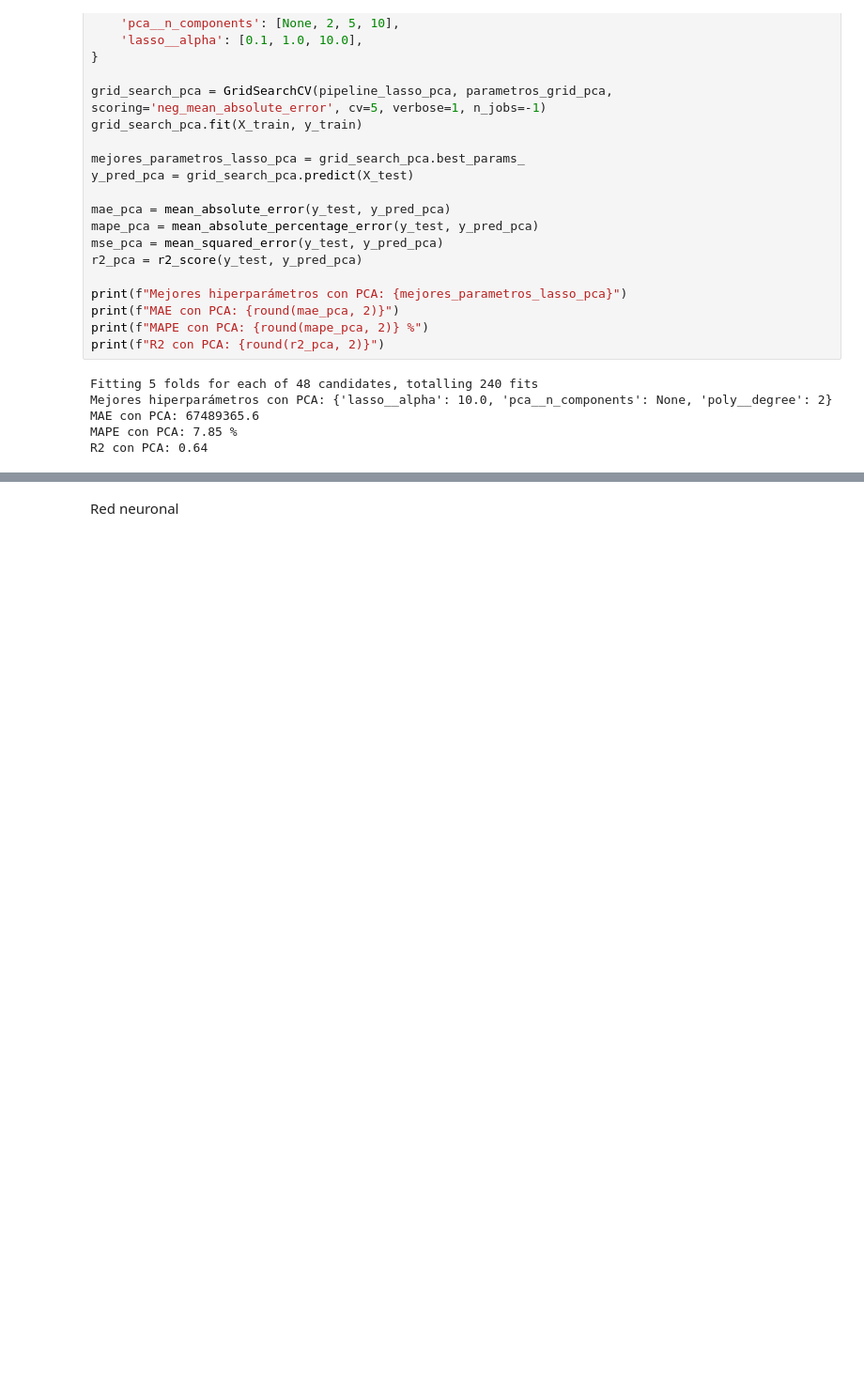
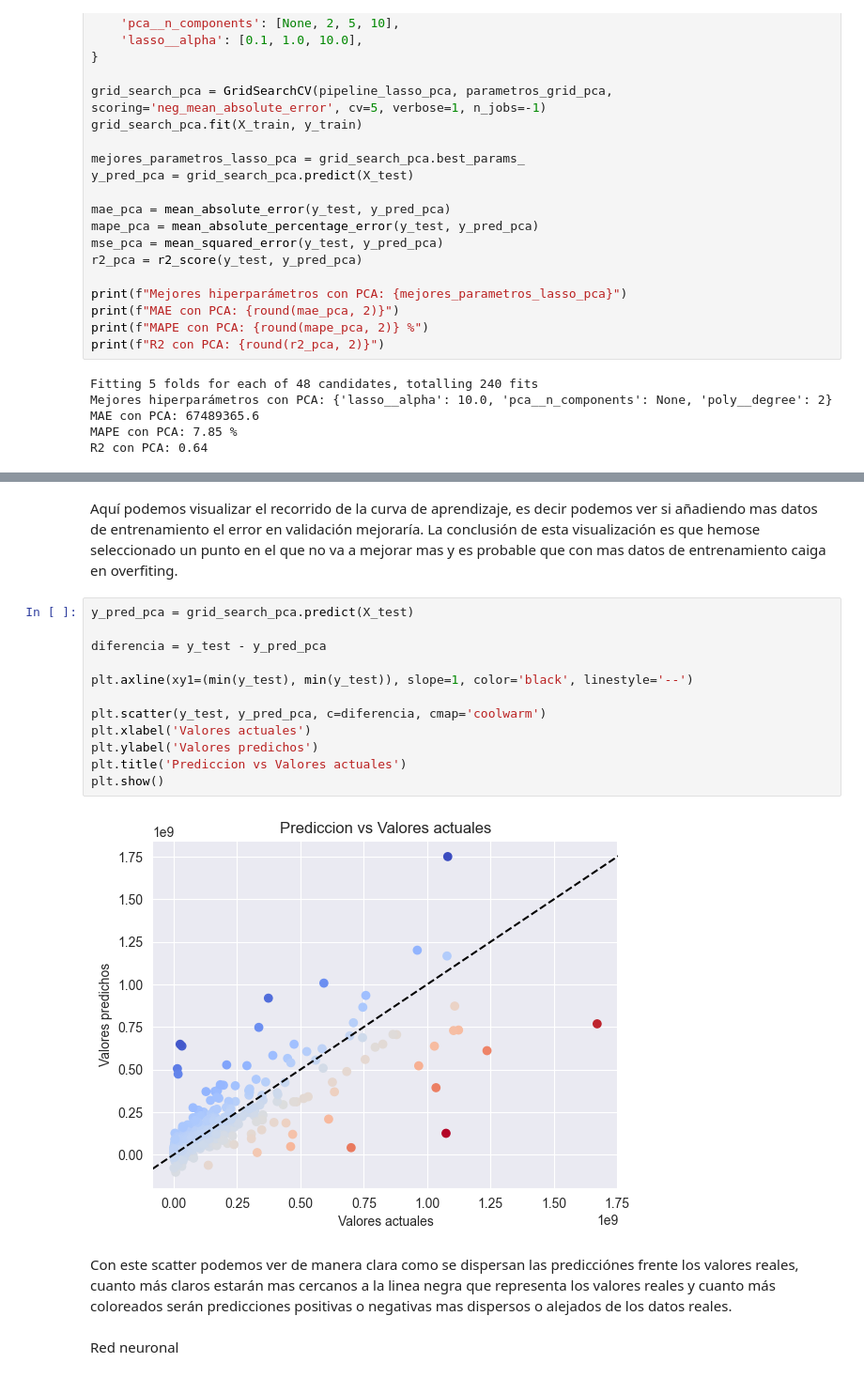
Before and after one commit to Alexcamposochoa/ML_Prediccion_facutracion_cine, a Jupyter notebook: docs/Memoria.ipynb, the cells around one changed output, grey strips where cells are left out. Shown at 94% size. Cells and saved outputs as stored; diff of their text form; blank space fills up the shorter version.

```diff
--- a/docs/Memoria.ipynb
+++ b/docs/Memoria.ipynb
@@ -6427,3 +6458,21 @@ R2 con PCA: 0.64
+# %% [markdown]
+Aquí podemos visualizar el recorrido de la curva de aprendizaje, es decir podemos ver si añadiendo mas datos de entrenamiento el error en validación mejoraría. La conclusión de esta visualización es que hemose seleccionado un punto en el que no va a mejorar mas y es probable que con mas datos de entrenamiento caiga en overfiting.
+# %%
+y_pred_pca = grid_search_pca.predict(X_test)
+
+diferencia = y_test - y_pred_pca
+
+plt.axline(xy1=(min(y_test), min(y_test)), slope=1, color='black', linestyle='--')
+
+plt.scatter(y_test, y_pred_pca, c=diferencia, cmap='coolwarm')
+plt.xlabel('Valores actuales')
+plt.ylabel('Valores predichos')
+plt.title('Prediccion vs Valores actuales')
+plt.show()
+# %% [output]
+[figure, added]
+# %% [markdown]
+Con este scatter podemos ver de manera clara como se dispersan las predicciónes frente los valores reales, cuanto más claros estarán mas cercanos a la linea negra que representa los valores reales y cuanto más coloreados serán predicciones positivas o negativas mas dispersos o alejados de los datos reales.
 # %% [markdown]
 Red neuronal
 # %%
```
Also changed, not shown: parts of 9 cells of this notebook, 7 other files.
